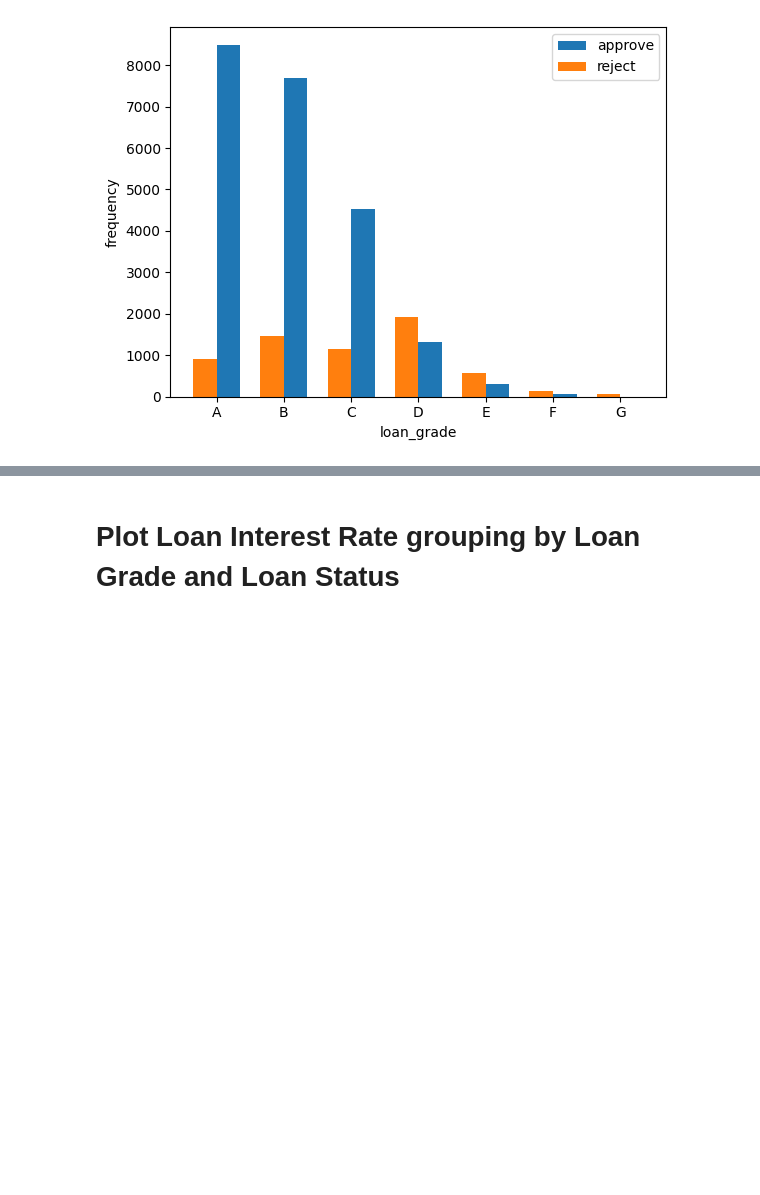
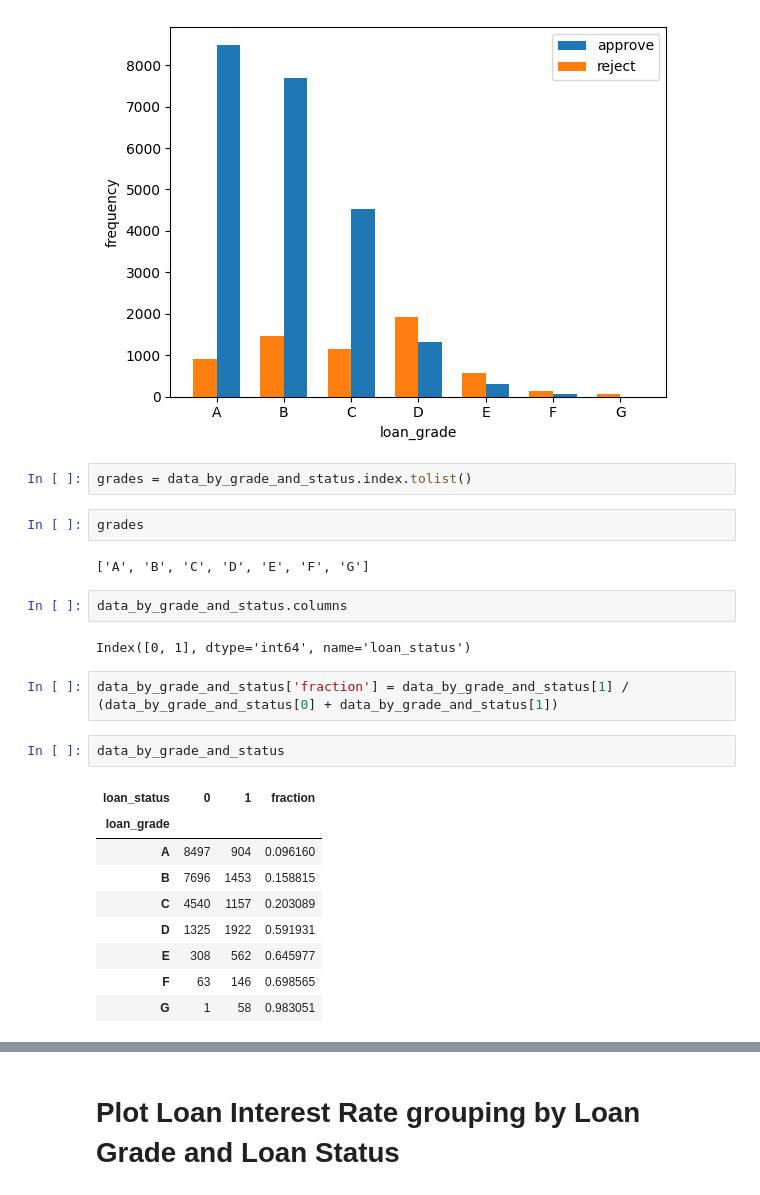
Before and after one commit to edward-b-1/Loan-Approval-Prediction, a Jupyter notebook: loan_interest_rate_loan_grade.ipynb, the cells around one changed output, grey strips where cells are left out. Drawn from its saved outputs; the diff is of its cells as text; blank space fills up the shorter version.

```diff
--- a/loan_interest_rate_loan_grade.ipynb
+++ b/loan_interest_rate_loan_grade.ipynb
@@ -505,3 +505,27 @@ plt.savefig(f'loan_grade-loan_status.pdf')
 None
 # %% [output]
 [figure]
+# %%
+grades = data_by_grade_and_status.index.tolist()
+# %%
+grades
+# %% [output]
+['A', 'B', 'C', 'D', 'E', 'F', 'G']
+# %%
+data_by_grade_and_status.columns
+# %% [output]
+Index([0, 1], dtype='int64', name='loan_status')
+# %%
+data_by_grade_and_status['fraction'] = data_by_grade_and_status[1] / (data_by_grade_and_status[0] + data_by_grade_and_status[1])
+# %%
+data_by_grade_and_status
+# %% [output]
+| loan_status | 0 | 1 | fraction |
+| loan_grade |  |  |  |
+| A | 8497 | 904 | 0.096160 |
+| B | 7696 | 1453 | 0.158815 |
+| C | 4540 | 1157 | 0.203089 |
+| D | 1325 | 1922 | 0.591931 |
+| E | 308 | 562 | 0.645977 |
+| F | 63 | 146 | 0.698565 |
+| G | 1 | 58 | 0.983051 |
```
Also changed, not shown: parts of 1 cell of this notebook.
